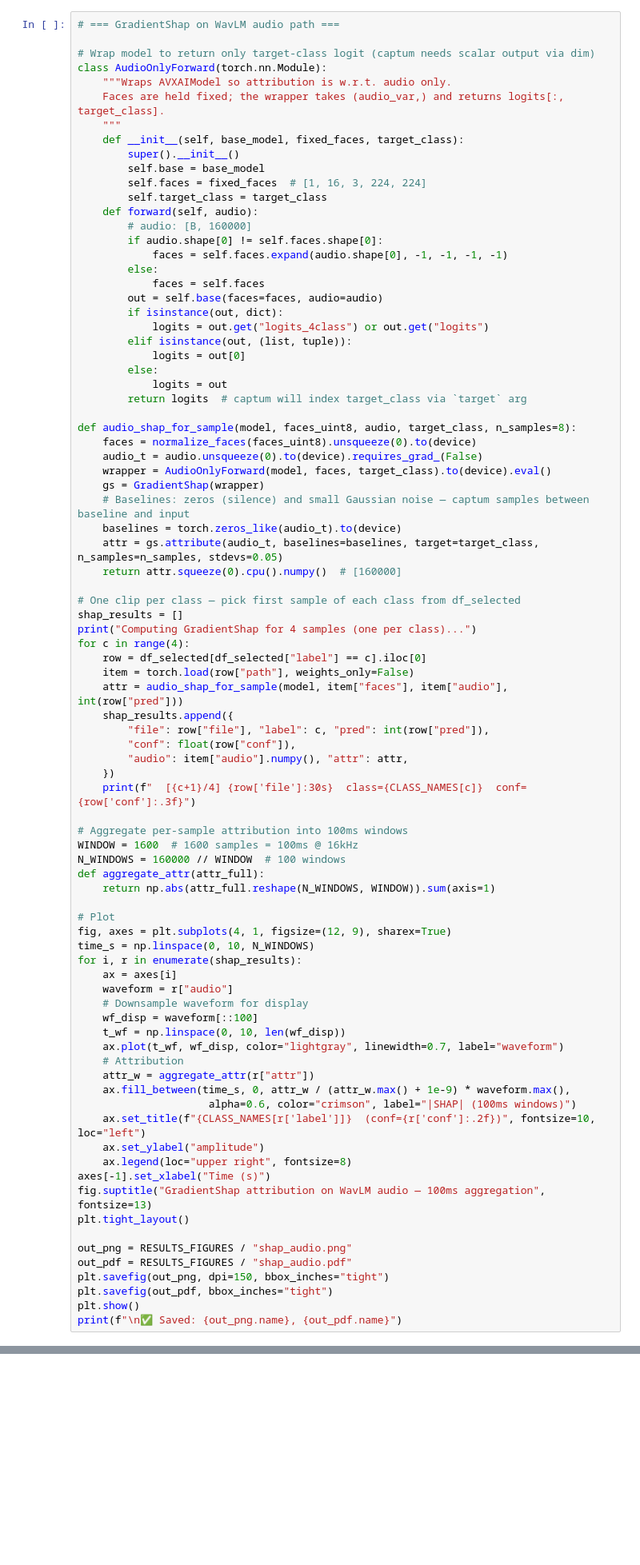
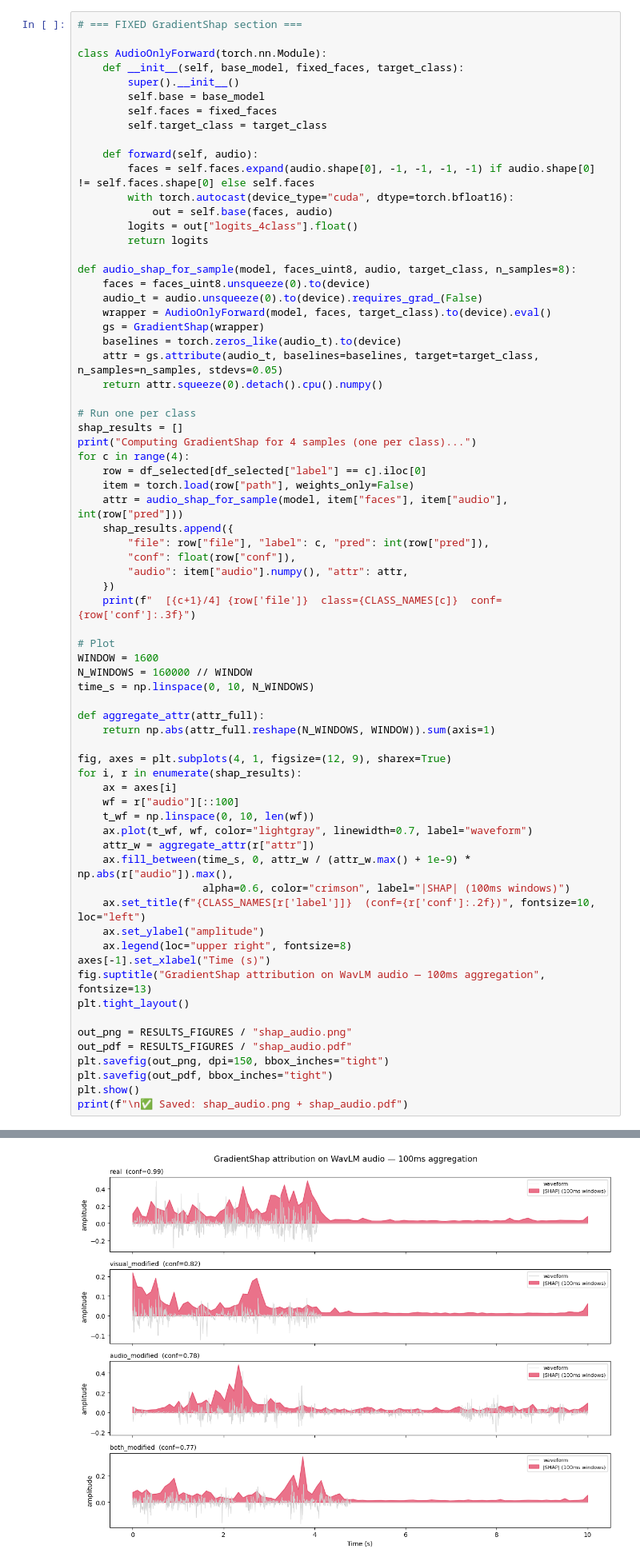
Before and after one commit to AayushSharma1003/AV-XAI, a Jupyter notebook: notebooks/07_xai_visualization.ipynb, the cells around one changed output, grey strips where cells are left out. Shown at 80% size. Drawn from its saved outputs; the diff is of its cells as text; blank space fills up the shorter version.

```diff
--- a/notebooks/07_xai_visualization.ipynb
+++ b/notebooks/07_xai_visualization.ipynb
@@ -448,44 +530,32 @@ synthetic speech segments.
 
 Generates **F7** — 4 panels (1 clip per class).
 # %%
-# === GradientShap on WavLM audio path ===
+# === FIXED GradientShap section ===
 
-# Wrap model to return only target-class logit (captum needs scalar output via dim)
 class AudioOnlyForward(torch.nn.Module):
-    """Wraps AVXAIModel so attribution is w.r.t. audio only.
-    Faces are held fixed; the wrapper takes (audio_var,) and returns logits[:, target_class].
-    """
     def __init__(self, base_model, fixed_faces, target_class):
         super().__init__()
         self.base = base_model
-        self.faces = fixed_faces  # [1, 16, 3, 224, 224]
+        self.faces = fixed_faces
         self.target_class = target_class
+
     def forward(self, audio):
-        # audio: [B, 160000]
-        if audio.shape[0] != self.faces.shape[0]:
-            faces = self.faces.expand(audio.shape[0], -1, -1, -1, -1)
-        else:
-            faces = self.faces
-        out = self.base(faces=faces, audio=audio)
-        if isinstance(out, dict):
-            logits = out.get("logits_4class") or out.get("logits")
-        elif isinstance(out, (list, tuple)):
-            logits = out[0]
-        else:
-            logits = out
-        return logits  # captum will index target_class via `target` arg
+        faces = self.faces.expand(audio.shape[0], -1, -1, -1, -1) if audio.shape[0] != self.faces.shape[0] else self.faces
+        with torch.autocast(device_type="cuda", dtype=torch.bfloat16):
+            out = self.base(faces, audio)
+        logits = out["logits_4class"].float()
+        return logits
 
 def audio_shap_for_sample(model, faces_uint8, audio, target_class, n_samples=8):
-    faces = normalize_faces(faces_uint8).unsqueeze(0).to(device)
+    faces = faces_uint8.unsqueeze(0).to(device)
     audio_t = audio.unsqueeze(0).to(device).requires_grad_(False)
     wrapper = AudioOnlyForward(model, faces, target_class).to(device).eval()
     gs = GradientShap(wrapper)
-    # Baselines: zeros (silence) and small Gaussian noise — captum samples between baseline and input
     baselines = torch.zeros_like(audio_t).to(device)
     attr = gs.attribute(audio_t, baselines=baselines, target=target_class, n_samples=n_samples, stdevs=0.05)
-    return attr.squeeze(0).cpu().numpy()  # [160000]
+    return attr.squeeze(0).detach().cpu().numpy()
 
-# One clip per class — pick first sample of each class from df_selected
+# Run one per class
 shap_results = []
 print("Computing GradientShap for 4 samples (one per class)...")
 for c in range(4):
@@ -497,28 +567,25 @@ for c in range(4):
         "conf": float(row["conf"]),
         "audio": item["audio"].numpy(), "attr": attr,
     })
-    print(f"  [{c+1}/4] {row['file']:30s}  class={CLASS_NAMES[c]}  conf={row['conf']:.3f}")
+    print(f"  [{c+1}/4] {row['file']}  class={CLASS_NAMES[c]}  conf={row['conf']:.3f}")
 
-# Aggregate per-sample attribution into 100ms windows
-WINDOW = 1600  # 1600 samples = 100ms @ 16kHz
-N_WINDOWS = 160000 // WINDOW  # 100 windows
+# Plot
+WINDOW = 1600
+N_WINDOWS = 160000 // WINDOW
+time_s = np.linspace(0, 10, N_WINDOWS)
+
 def aggregate_attr(attr_full):
     return np.abs(attr_full.reshape(N_WINDOWS, WINDOW)).sum(axis=1)
 
-# Plot
 fig, axes = plt.subplots(4, 1, figsize=(12, 9), sharex=True)
-time_s = np.linspace(0, 10, N_WINDOWS)
 for i, r in enumerate(shap_results):
     ax = axes[i]
-    waveform = r["audio"]
-    # Downsample waveform for display
-    wf_disp = waveform[::100]
-    t_wf = np.linspace(0, 10, len(wf_disp))
-    ax.plot(t_wf, wf_disp, color="lightgray", linewidth=0.7, label="waveform")
-    # Attribution
+    wf = r["audio"][::100]
+    t_wf = np.linspace(0, 10, len(wf))
+    ax.plot(t_wf, wf, color="lightgray", linewidth=0.7, label="waveform")
     attr_w = aggregate_attr(r["attr"])
-    ax.fill_between(time_s, 0, attr_w / (attr_w.max() + 1e-9) * waveform.max(),
-                     alpha=0.6, color="crimson", label="|SHAP| (100ms windows)")
+    ax.fill_between(time_s, 0, attr_w / (attr_w.max() + 1e-9) * np.abs(r["audio"]).max(),
+                    alpha=0.6, color="crimson", label="|SHAP| (100ms windows)")
     ax.set_title(f"{CLASS_NAMES[r['label']]}  (conf={r['conf']:.2f})", fontsize=10, loc="left")
     ax.set_ylabel("amplitude")
     ax.legend(loc="upper right", fontsize=8)
@@ -531,4 +598,5 @@ out_pdf = RESULTS_FIGURES / "shap_audio.pdf"
 plt.savefig(out_png, dpi=150, bbox_inches="tight")
 plt.savefig(out_pdf, bbox_inches="tight")
 plt.show()
-print(f"\n✅ Saved: {out_png.name}, {out_pdf.name}")
+print(f"\n✅ Saved: shap_audio.png + shap_audio.pdf")
+# %% [output]
@@ -534,0 +608 @@ print(f"\n✅ Saved: {out_png.name}, {out_pdf.name}")
+[figure, added]
```
Also changed, not shown: parts of 14 cells of this notebook, 9 other files.
